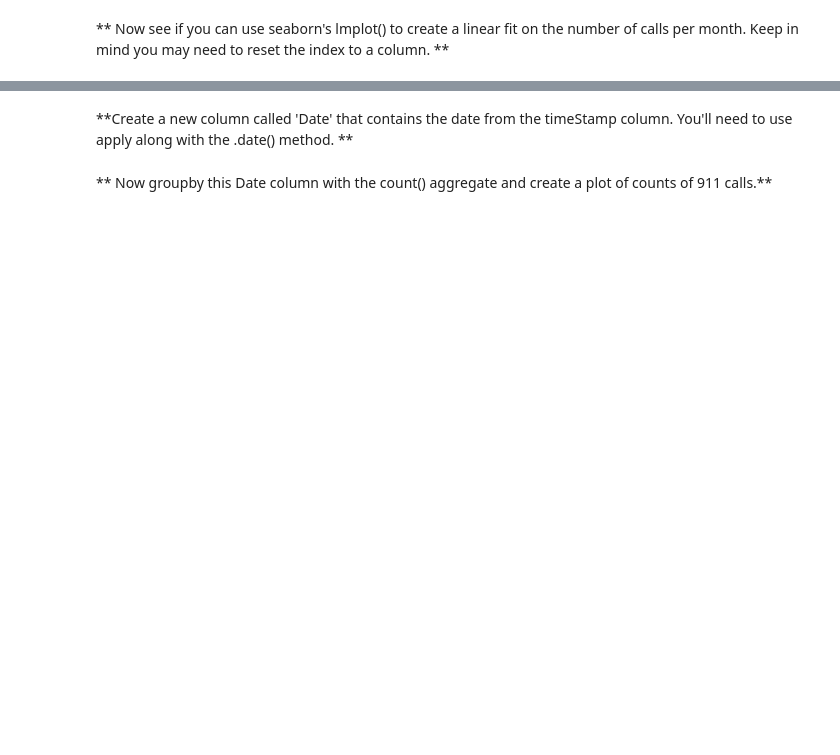
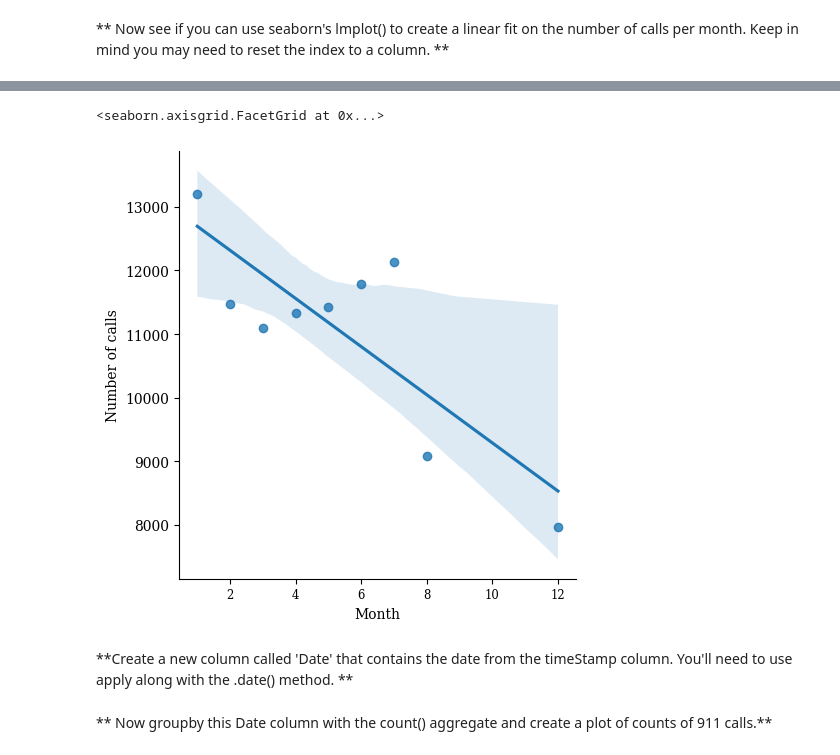
Before and after one commit to doubleyoushinamide/Capstone_Projects, a Jupyter notebook: 911_call_center_data/01-911 Calls Data Capstone Project.ipynb, the cells around one changed output, grey strips where cells are left out. Drawn from its saved outputs; the diff is of its cells as text; code cells hidden in the pictures; blank space fills up the shorter version.

```diff
--- a/911_call_center_data/01-911 Calls Data Capstone Project.ipynb
+++ b/911_call_center_data/01-911 Calls Data Capstone Project.ipynb
@@ -428,2 +421,8 @@ _____
+# %%
+ax = sns.lmplot(data=by_month.reset_index(), x='Month', y='Day of Week')
+ax.set_ylabels('Number of calls')
+# %% [output]
+<seaborn.axisgrid.FacetGrid at 0x...>
+[figure, added]
 # %% [markdown]
 **Create a new column called 'Date' that contains the date from the timeStamp column. You'll need to use apply along with the .date() method. **
```
Also changed, not shown: parts of 32 cells of this notebook, 1 other file.
